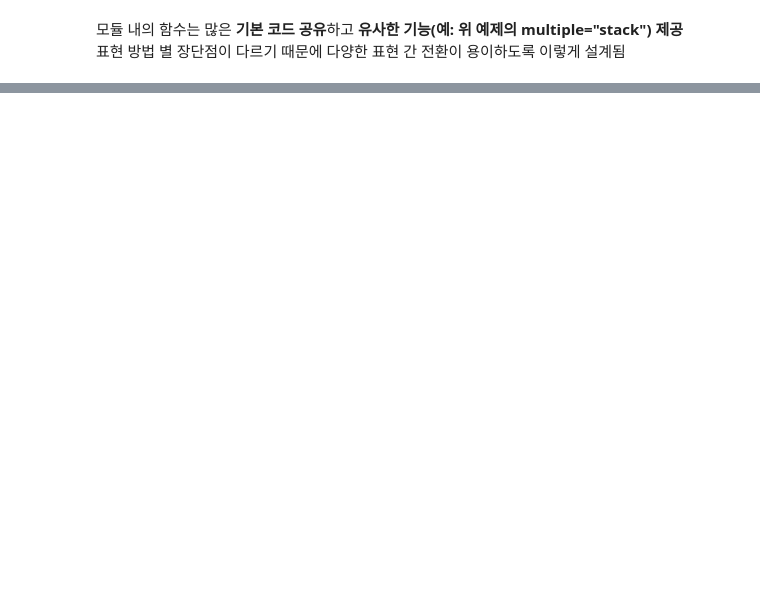
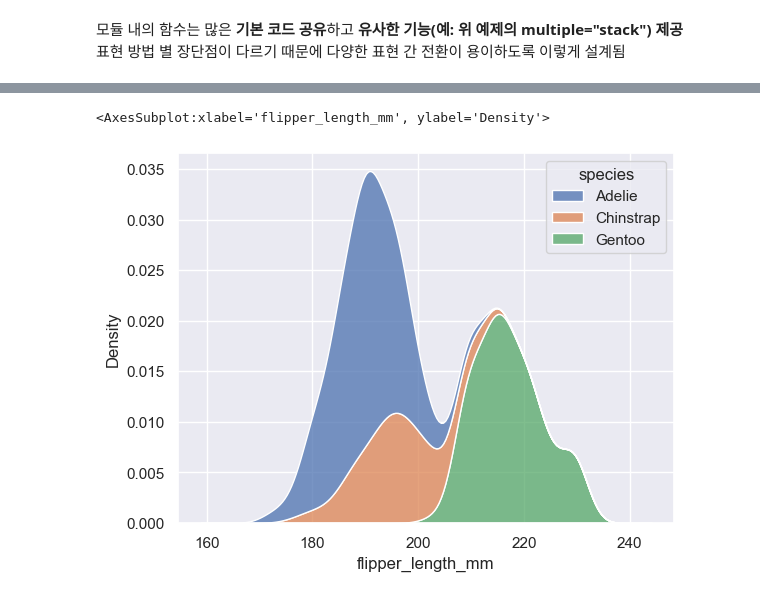
Before and after one commit to jhwn533/Pallet-Town, a Jupyter notebook: Overview of seaborn plotting functions.ipynb, the cells around one changed output, grey strips where cells are left out. Drawn from its saved outputs; the diff is of its cells as text; code cells hidden in the pictures; blank space fills up the shorter version.

```diff
--- a/Overview of seaborn plotting functions.ipynb
+++ b/Overview of seaborn plotting functions.ipynb
@@ -33,0 +69,6 @@ sns.kdeplot(data=penguins, x="flipper_length_mm", hue="species", multiple="stack
+# %%
+# axes-level (kde)
+sns.kdeplot(data=penguins, x="flipper_length_mm", hue="species", multiple="stack")
+# %% [output]
+<AxesSubplot:xlabel='flipper_length_mm', ylabel='Density'>
+[figure, added]
```
Also changed, not shown: parts of 18 cells of this notebook.
